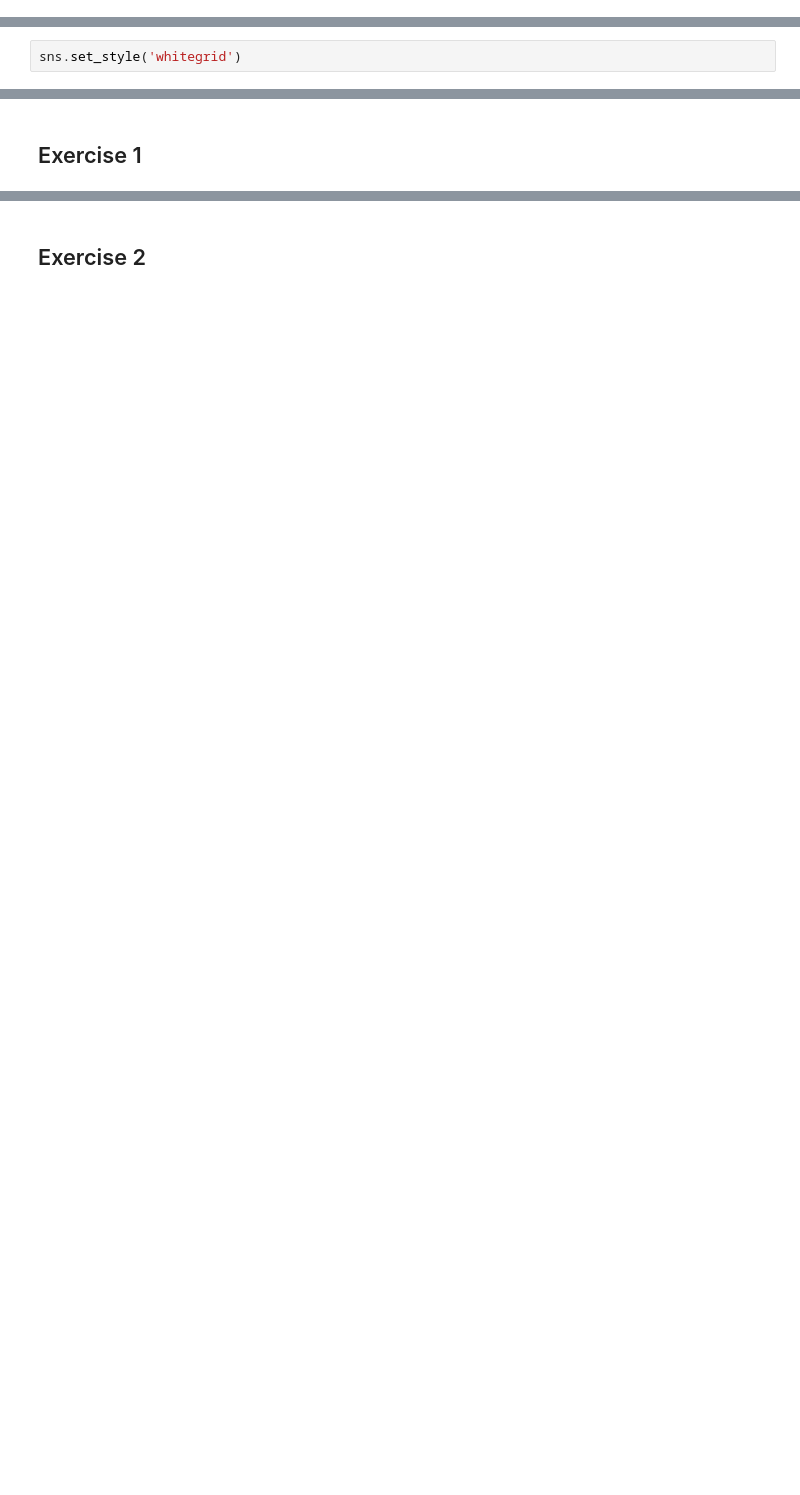
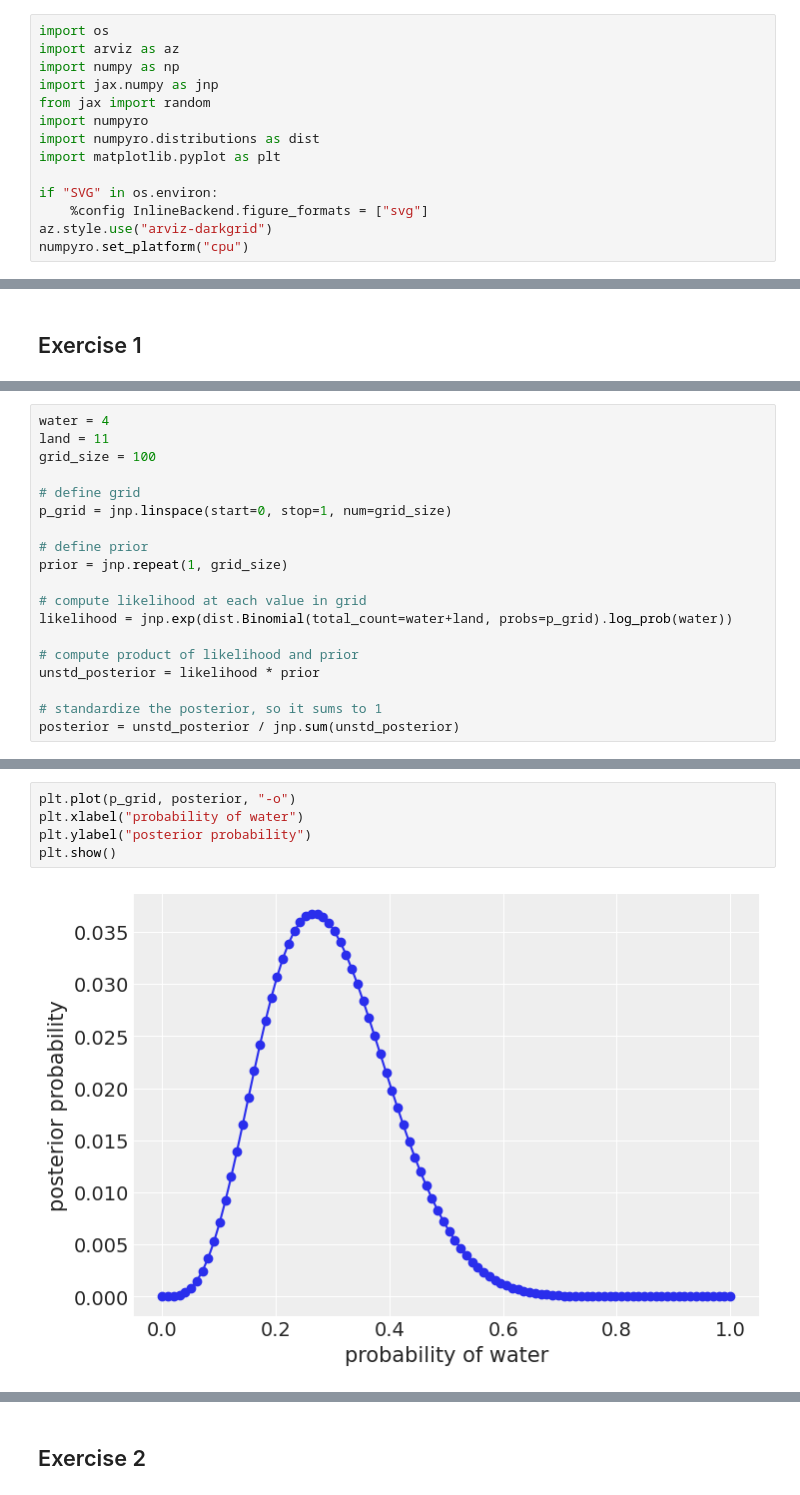
Before and after one commit to robom/statrethink-course-numpyro-2019, a Jupyter notebook: statrethink_numpyro_w01.ipynb, the cells around one changed output, grey strips where cells are left out. Saved outputs shown, nothing was run; the diff lists cells and outputs as text; blank space fills up the shorter version.

```diff
--- a/statrethink_numpyro_w01.ipynb
+++ b/statrethink_numpyro_w01.ipynb
@@ -21,3 +15,17 @@ import matplotlib.pyplot as plt
+# %%
+import os
+import arviz as az
+import numpy as np
+import jax.numpy as jnp
+from jax import random
+import numpyro
+import numpyro.distributions as dist
+import matplotlib.pyplot as plt
+
+if "SVG" in os.environ:
+    %config InlineBackend.figure_formats = ["svg"]
+az.style.use("arviz-darkgrid")
+numpyro.set_platform("cpu")
 # %%
 %load_ext watermark
 %watermark -n -u -v -iv -w
@@ -38,4 +45,2 @@ pandas    : 1.2.3
 
 Watermark: 2.2.0
-# %%
-sns.set_style('whitegrid')
@@ -158,0 +53,19 @@ round(np.percentile(samples.prob.values, 0.5),2), round(np.percentile(samples.pr
+# %%
+water = 4
+land = 11
+grid_size = 100
+
+# define grid
+p_grid = jnp.linspace(start=0, stop=1, num=grid_size)
+
+# define prior
+prior = jnp.repeat(1, grid_size)
+
+# compute likelihood at each value in grid
+likelihood = jnp.exp(dist.Binomial(total_count=water+land, probs=p_grid).log_prob(water))
+
+# compute product of likelihood and prior
+unstd_posterior = likelihood * prior
+
+# standardize the posterior, so it sums to 1
+posterior = unstd_posterior / jnp.sum(unstd_posterior)
@@ -158,0 +74,7 @@ round(np.percentile(samples.prob.values, 0.5),2), round(np.percentile(samples.pr
+# %%
+plt.plot(p_grid, posterior, "-o")
+plt.xlabel("probability of water")
+plt.ylabel("posterior probability")
+plt.show()
+# %% [output]
+[figure, added]
```
Also changed, not shown: parts of 75 cells of this notebook.
